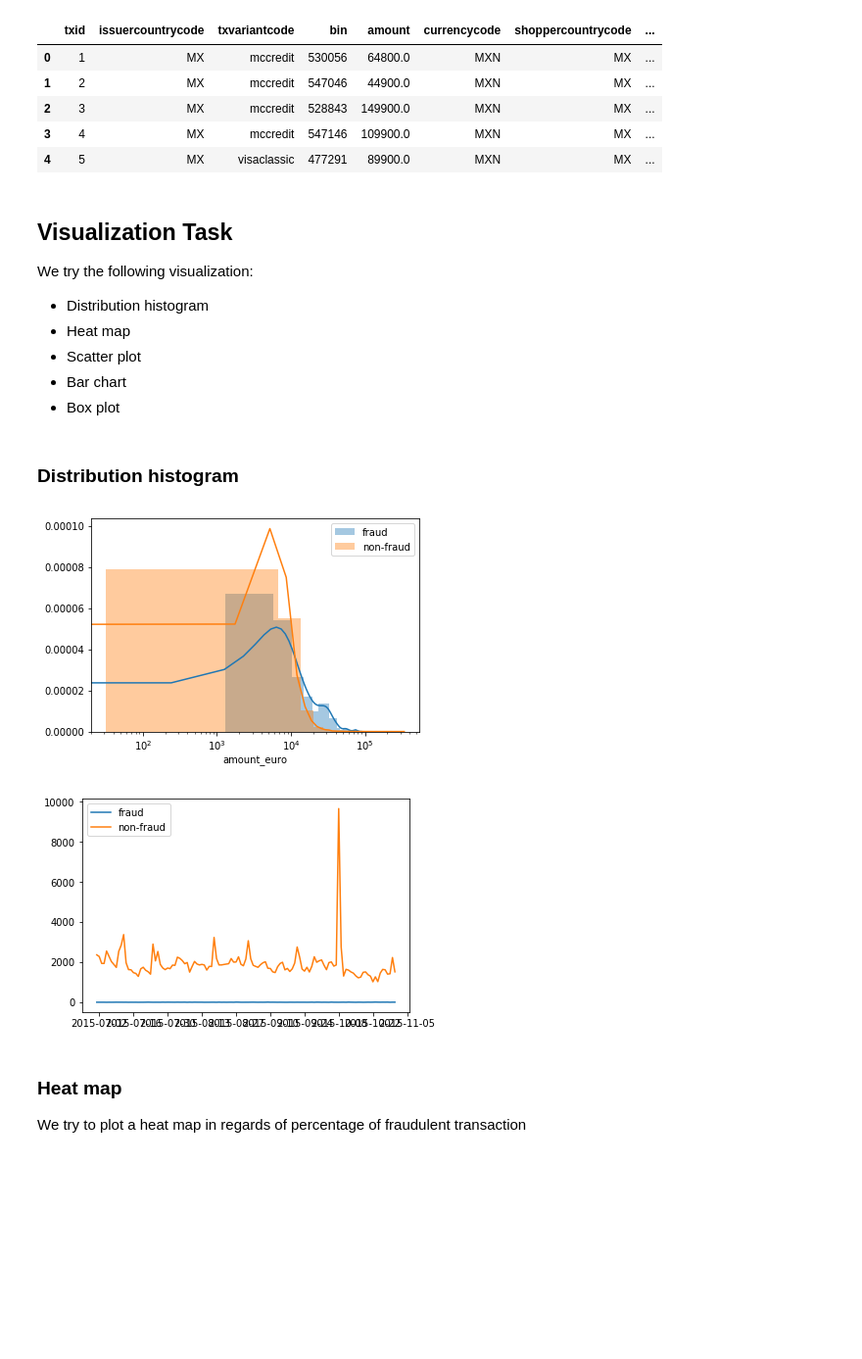
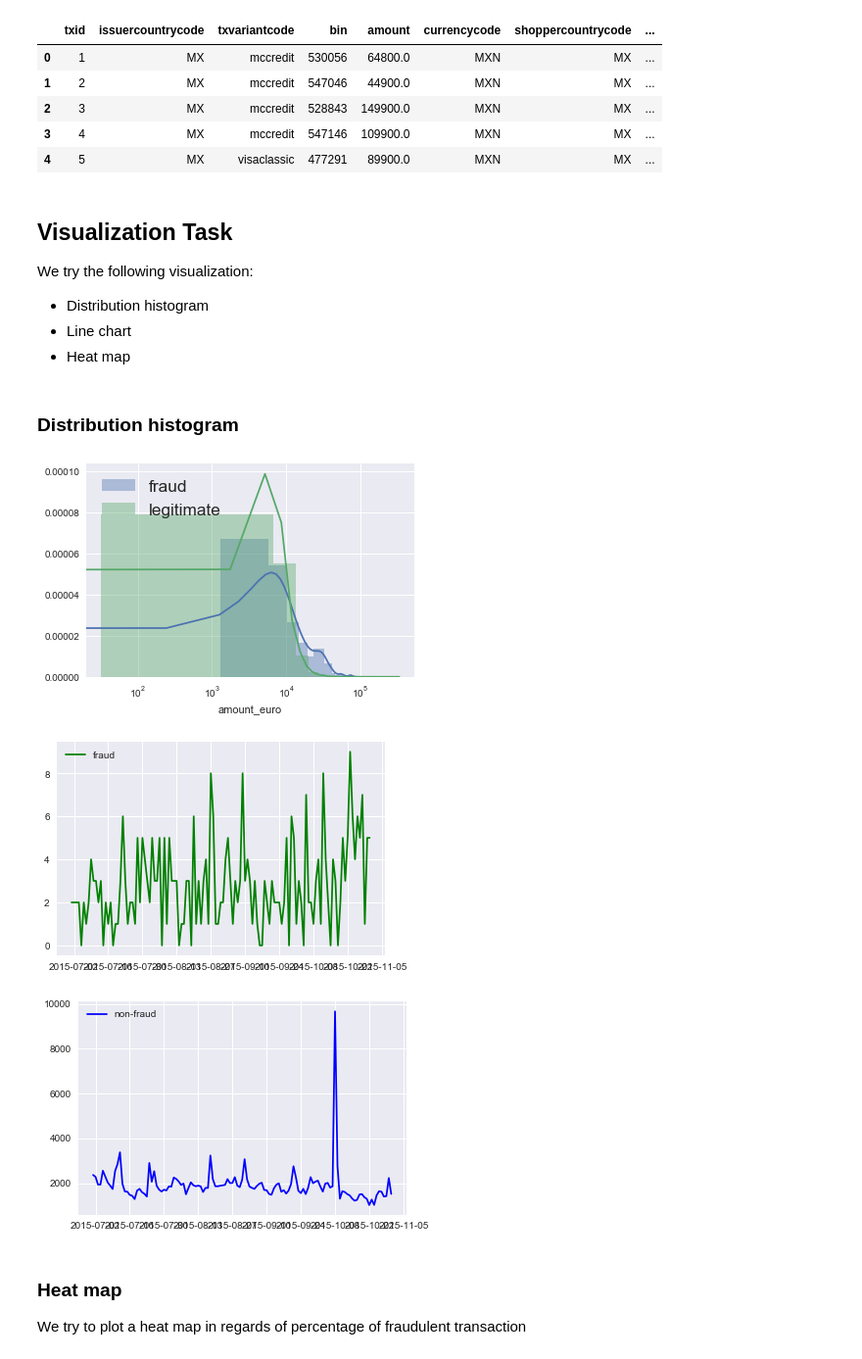
Before and after one commit to enreina/cs4035-lab, a Jupyter notebook: lab1/fraud_detection.ipynb, the cells around one changed output. Shown at 98% size. Saved outputs shown, nothing was run; the diff lists cells and outputs as text; code cells hidden in the pictures; blank space fills up the shorter version.

```diff
--- a/lab1/fraud_detection.ipynb
+++ b/lab1/fraud_detection.ipynb
@@ -212,41 +212,44 @@ data_preproc.head()
 ## Visualization Task
 We try the following visualization:
 * Distribution histogram
+* Line chart
 * Heat map
-* Scatter plot
-* Bar chart
-* Box plot
 # %% [markdown]
 ### Distribution histogram
 # %%
 fraud = data_preproc.loc[data_preproc['is_fraud'] == 1]
 non_fraud = data_preproc.loc[data_preproc['is_fraud'] == 0]
-plt.figure("Amount Distribution (Fraud vs Non-Fraud)")
+plt.figure("Amount Distribution (Fraud")
 fraud_plot = sns.distplot(fraud['amount_euro'], label="fraud")
 fraud_plot.set_xscale('log')
-non_fraud_plot = sns.distplot(non_fraud['amount_euro'], label="non-fraud")
+non_fraud_plot = sns.distplot(non_fraud['amount_euro'], label="legitimate")
 non_fraud_plot.set_xscale('log')
-plt.legend()
+plt.legend(fontsize="xx-large")
 plt.show()
 # %% [output]
-[figure, old version]
+[figure, new version]
 # %%
 temp_fraud = fraud.set_index('creationdate').resample('1D').count()['txid']
 x_fraud = temp_fraud.index
 y_fraud = temp_fraud.values
 
 temp_non_fraud = non_fraud.set_index('creationdate').resample('1D').count()['txid']
 x_non_fraud = temp_non_fraud.index
 y_non_fraud = temp_non_fraud.values
 
 
 plt.figure()
-plt.plot(x_fraud, y_fraud, label="fraud");
-plt.plot(x_non_fraud, y_non_fraud, label="non-fraud");
+plt.plot(x_fraud, y_fraud, 'g', label="fraud");
 plt.legend()
 plt.show()
+
+plt.figure()
+plt.plot(x_non_fraud, y_non_fraud,  'b', label="non-fraud");
+plt.legend()
+plt.show()
 # %% [output]
-[figure, old version]
+[figure, new version]
+[figure, added]
 # %% [markdown]
 ### Heat map
 
```
Also changed, not shown: parts of 13 cells of this notebook, 2 other files.
